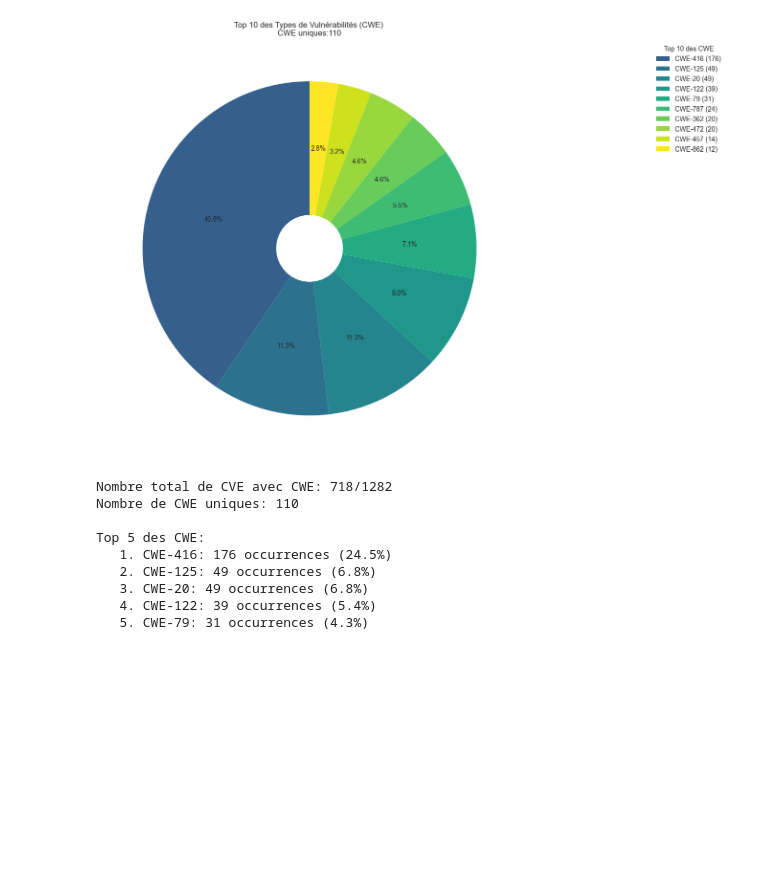
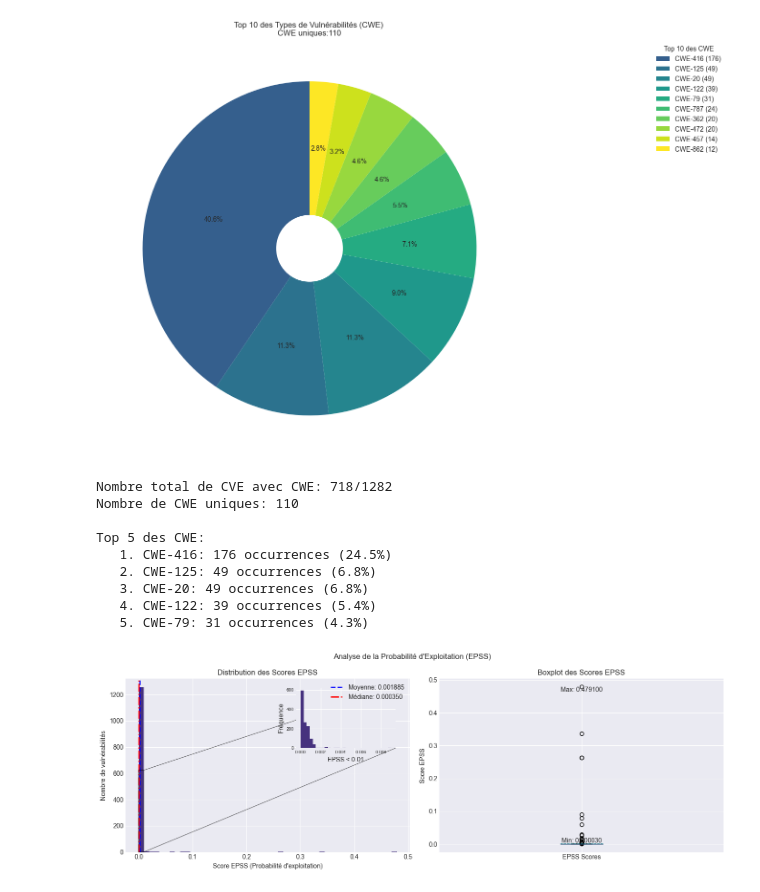
Before and after one commit to imtoatb/Analyse-des-Avis-et-Alertes-ANSSI-avec-Enrichissement-des-CVE, a Jupyter notebook: analyse_anssi.ipynb, the cells around one changed output. Cells and saved outputs as stored; diff of their text form; code cells hidden in the pictures; blank space fills up the shorter version.

Commit message:
Etape 5 Courbe de distribution des scores EPSS good

```diff
--- a/analyse_anssi.ipynb
+++ b/analyse_anssi.ipynb
@@ -526,3 +526,77 @@ Top 5 des CWE:
    3. CWE-20: 49 occurrences (6.8%)
    4. CWE-122: 39 occurrences (5.4%)
    5. CWE-79: 31 occurrences (4.3%)
+# %%
+#Courbe de distribution des scores EPSS
+
+import matplotlib.pyplot as plt
+
+epss_clean = df[df['EPSS Score'].notna()]['EPSS Score']                                             #Filtrer les valeurs non nulles
+
+
+fig, axes = plt.subplots(1, 2, figsize=(14, 5))                                                     #Créer une fig avec deux subplot
+
+#Histogramme de distribution
+n, bins, patches = axes[0].hist(epss_clean, bins=50)
+axes[0].set_xlabel('Score EPSS (Probabilité d\'exploitation)')
+axes[0].set_ylabel('Nombre de vulnérabilités')
+axes[0].set_title('Distribution des Scores EPSS')
+
+#Ligne moyenne et médiane
+axes[0].axvline(x=epss_clean.mean(), color='blue', linestyle='--', linewidth=2, label=f'Moyenne: {epss_clean.mean():.6f}')
+axes[0].axvline(x=epss_clean.median(), color='red', linestyle='-.', linewidth=2, label=f'Médiane: {epss_clean.median():.6f}')
+axes[0].legend(loc='upper right')
+
+#Zoom sur la zone 0 - 600
+inset_ax = axes[0].inset_axes([0.6, 0.6, 0.35, 0.35])
+epss_low = epss_clean[epss_clean < 0.01]
+inset_ax.hist(epss_low, bins=30)
+inset_ax.set_xlabel('EPSS < 0.01')
+inset_ax.set_ylabel('Fréquence')
+inset_ax.tick_params(labelsize=7)
+axes[0].indicate_inset_zoom(inset_ax, edgecolor="black")
+
+
+
+
+#Boxplot
+boxplot_data = [epss_clean]
+bp = axes[1].boxplot(boxplot_data, vert=True, patch_artist=True, showmeans=True, meanline=True)
+bp['boxes'][0].set_facecolor('teal')
+bp['boxes'][0].set_alpha(0.7)
+axes[1].set_ylabel('Score EPSS')
+axes[1].set_title('Boxplot des Scores EPSS')
+axes[1].set_xticklabels(['EPSS Scores'])
+
+#Annotation Boxplot
+axes[1].text(1, epss_clean.min(), f'Min: {epss_clean.min():.6f}', ha='center', va='bottom')
+axes[1].text(1, epss_clean.max(), f'Max: {epss_clean.max():.6f}', ha='center', va='top')
+
+plt.suptitle('Analyse de la Probabilité d\'Exploitation (EPSS)')
+plt.tight_layout()
+plt.show()
+
+
+
+
+print(f"Nombre de valeurs disponibles: {len(epss_clean)}/{len(df)} ({len(epss_clean)/len(df)*100:.1f}%)")
+print(f"Moyenne: {epss_clean.mean():.6f}")
+print(f"Médiane: {epss_clean.median():.6f}")
+print(f"Écart-type: {epss_clean.std():.6f}")
+print(f"Minimum: {epss_clean.min():.6f}")
+print(f"Maximum: {epss_clean.max():.6f}")
+print(f"90ème percentile: {epss_clean.quantile(0.9):.6f}")
+print(f"95ème percentile: {epss_clean.quantile(0.95):.6f}")
+
+
+
+
+# Analyse des vulnérabilités à haut risque EPSS
+high_epss = epss_clean[epss_clean > 0.1]
+if len(high_epss) > 0:
+    print(f"\nVulnérabilités avec EPSS > 0.1 (haut risque): {len(high_epss)}")
+    print(f"   Soit {len(high_epss)/len(epss_clean)*100:.2f}% du total")
+else:
+    print("\nAucune vulnérabilité avec EPSS > 0.1")
+# %% [output]
+[figure, added]
```
Also changed, not shown: parts of 1 cell of this notebook.
